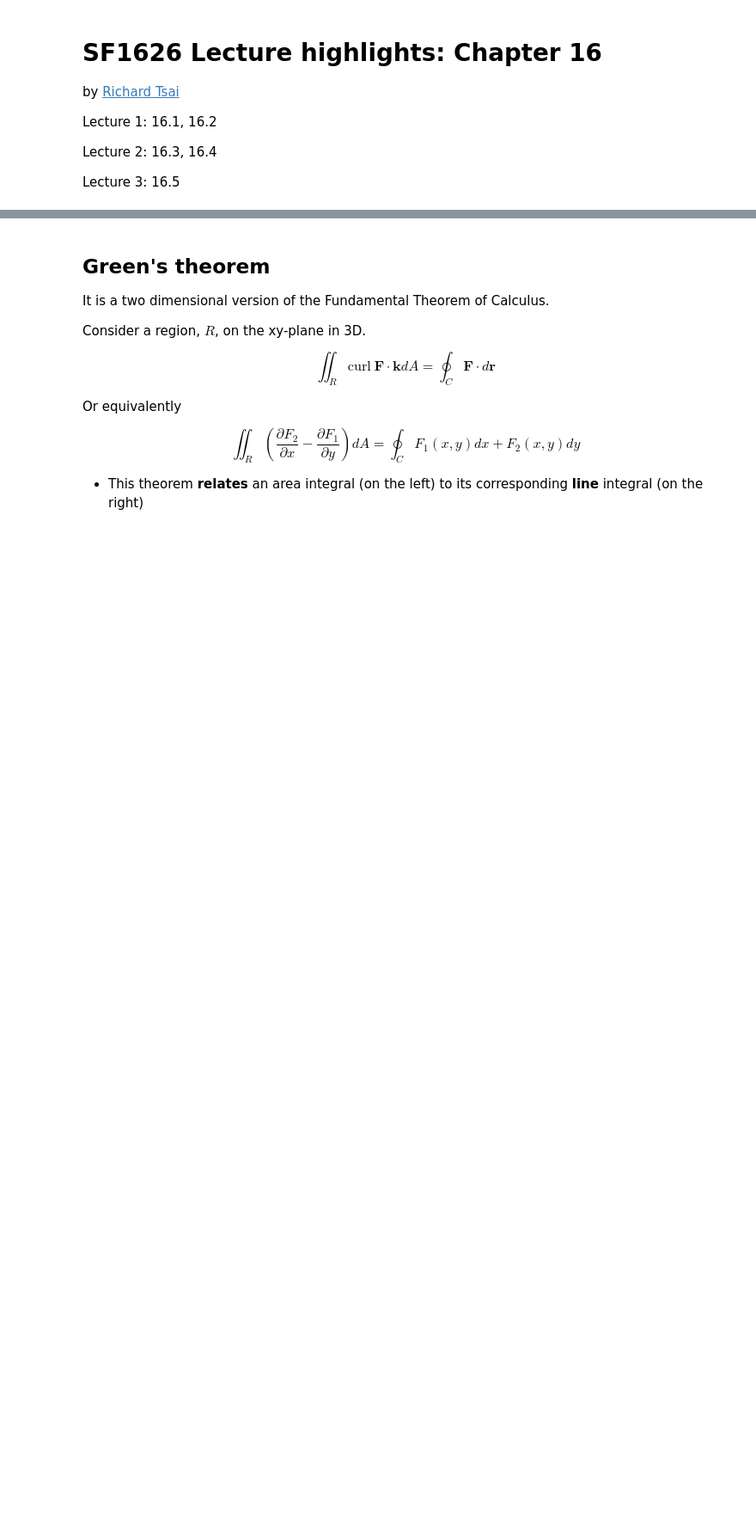
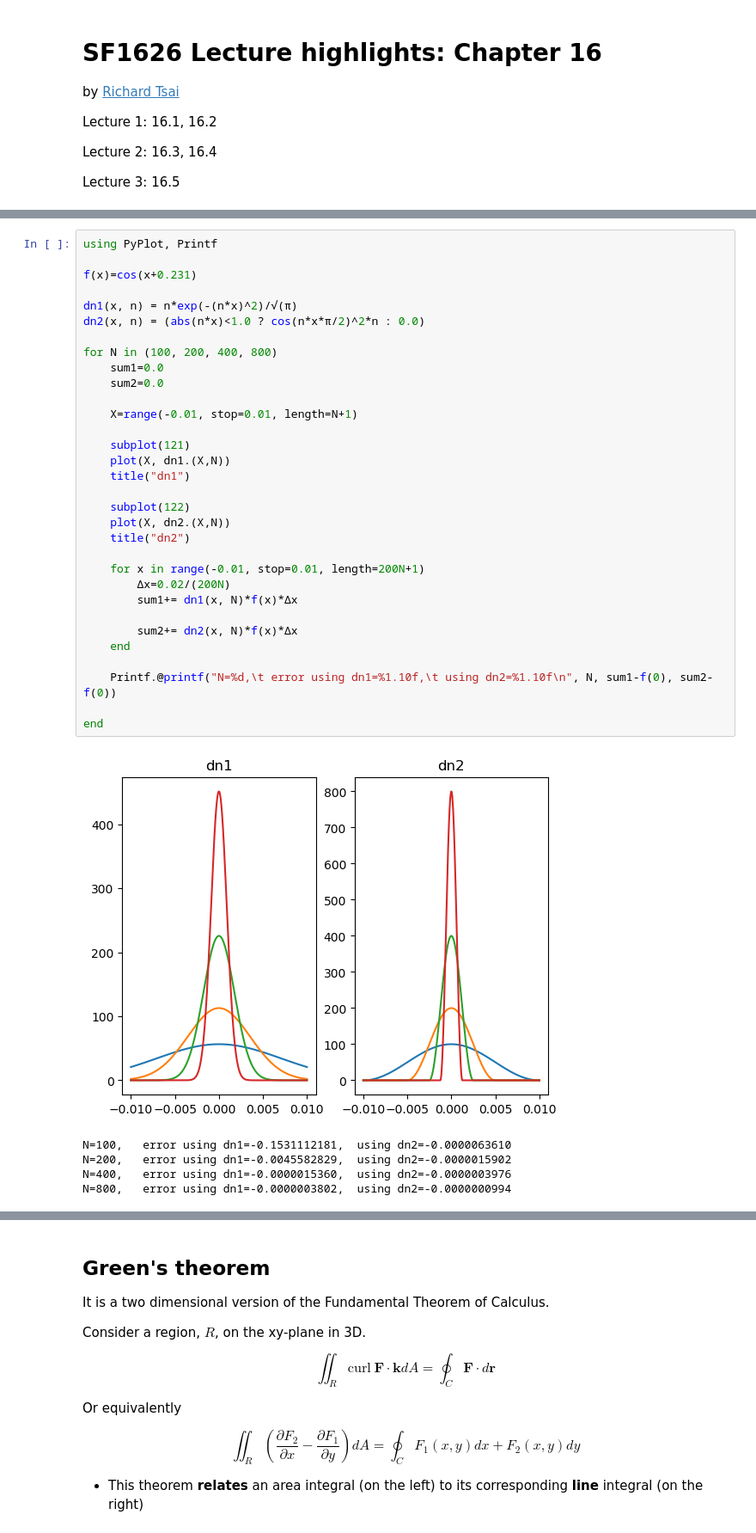
Before and after one commit to mosri/SF1626-2018, a Jupyter notebook: SF1626_Chap16_highlight.ipynb, the cells around one changed output, grey strips where cells are left out. Shown at 86% size. Drawn from its saved outputs; the diff is of its cells as text; blank space fills up the shorter version.

```diff
--- a/SF1626_Chap16_highlight.ipynb
+++ b/SF1626_Chap16_highlight.ipynb
@@ -9,0 +91,38 @@ Lecture 3: 16.5
+# %%
+using PyPlot, Printf
+
+f(x)=cos(x+0.231)
+
+dn1(x, n) = n*exp(-(n*x)^2)/√(π)
+dn2(x, n) = (abs(n*x)<1.0 ? cos(n*x*π/2)^2*n : 0.0)
+
+for N in (100, 200, 400, 800)
+    sum1=0.0
+    sum2=0.0
+
+    X=range(-0.01, stop=0.01, length=N+1)
+
+    subplot(121)
+    plot(X, dn1.(X,N))
+    title("dn1")
+
+    subplot(122)
+    plot(X, dn2.(X,N))
+    title("dn2")
+
+    for x in range(-0.01, stop=0.01, length=200N+1)
+        Δx=0.02/(200N)
+        sum1+= dn1(x, N)*f(x)*Δx
+
+        sum2+= dn2(x, N)*f(x)*Δx
+    end
+
+    Printf.@printf("N=%d,\t error using dn1=%1.10f,\t using dn2=%1.10f\n", N, sum1-f(0), sum2-f(0))
+
+end
+# %% [output]
+[figure, added]
+N=100,   error using dn1=-0.1531112181,  using dn2=-0.0000063610
+N=200,   error using dn1=-0.0045582829,  using dn2=-0.0000015902
+N=400,   error using dn1=-0.0000015360,  using dn2=-0.0000003976
+N=800,   error using dn1=-0.0000003802,  using dn2=-0.0000000994
```
Also changed, not shown: parts of 7 cells of this notebook, 1 other file.
